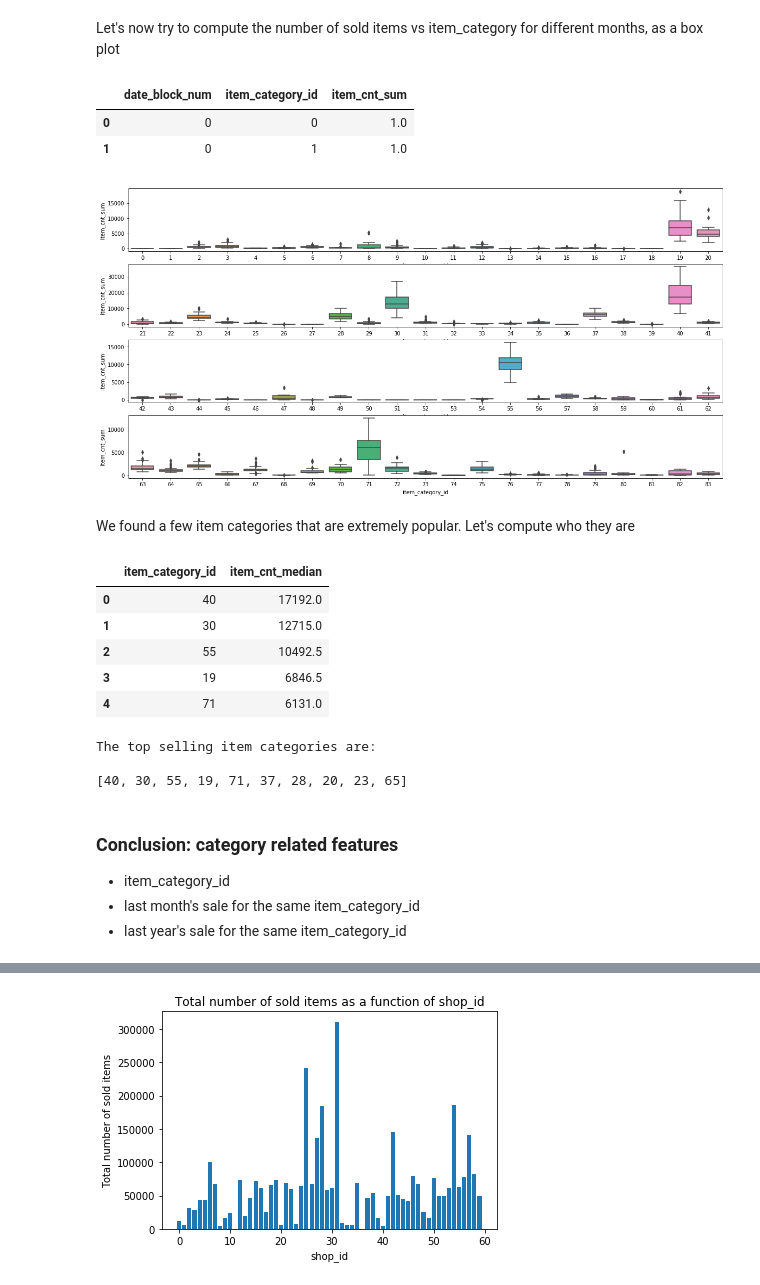
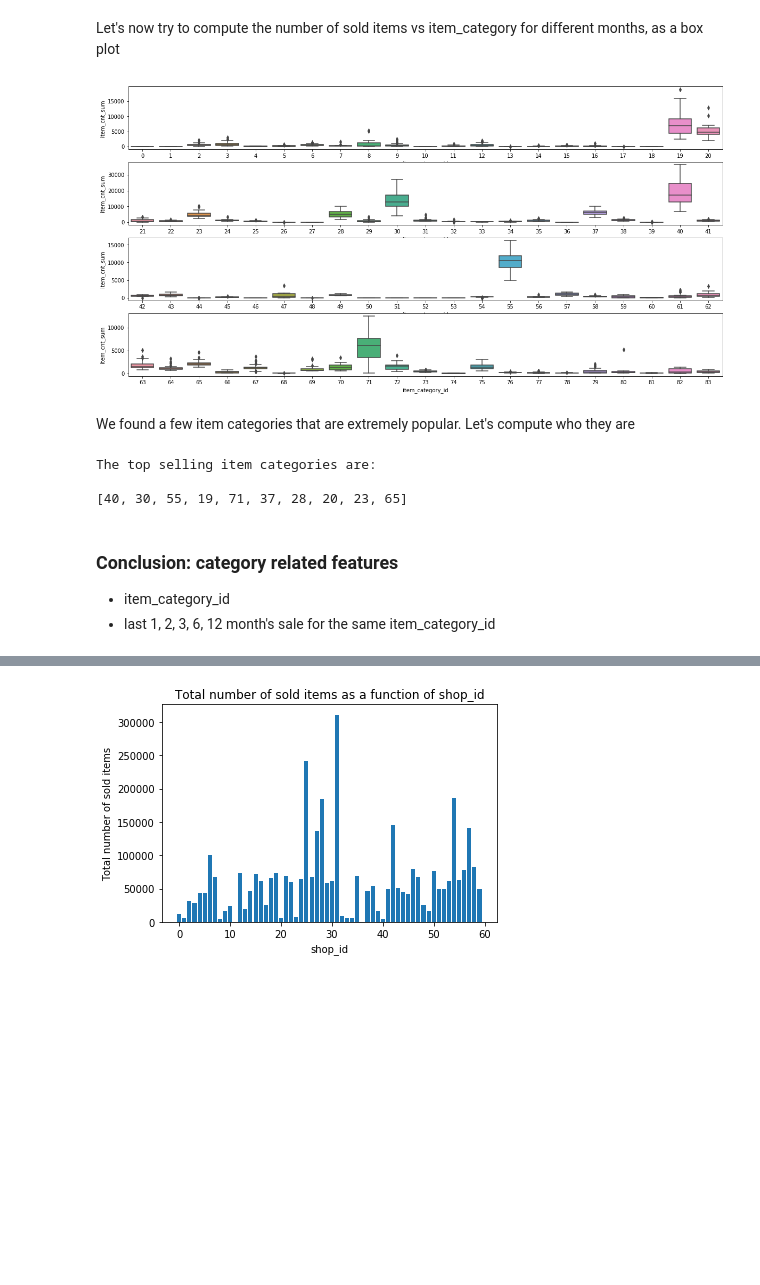
Before and after one commit to Qile-Paul-Chen/Kaggle-Predict-Future-Sales, a Jupyter notebook: Exploratory_Data_Analysis.ipynb, the cells around one changed output, grey strips where cells are left out. Drawn from its saved outputs; the diff is of its cells as text; code cells hidden in the pictures; blank space fills up the shorter version.

```diff
--- a/Exploratory_Data_Analysis.ipynb
+++ b/Exploratory_Data_Analysis.ipynb
@@ -300,22 +184,16 @@ Let's now try to compute the number of sold items vs item_category for different
 # %%
 df = train_master.groupby(['date_block_num','item_category_id']).agg({'item_cnt_day': ['sum']})
 df.columns = ['item_cnt_sum']
 df.reset_index(inplace=True)
-df.head(2)
+
+# Visualize the data
+f, axes = plt.subplots(4, 1, figsize=(20,10))
+
+for i in range(4):
+    sns.boxplot(data=df[(df.item_category_id >= i * 21) & (df.item_category_id < (i + 1)*21)],
+                x='item_category_id', y='item_cnt_sum', ax=axes[i])
 # %% [output]
-|  | date_block_num | item_category_id | item_cnt_sum |
-| 0 | 0 | 0 | 1.0 |
-| 1 | 0 | 1 | 1.0 |
+[figure, added]
-# %%
-# Visualize the data
-
-f, axes = plt.subplots(4, 1, figsize=(20,10))
-
-for i in range(4):
-    sns.boxplot(data=df[(df.item_category_id >= i * 21) & (df.item_category_id < (i + 1)*21)],
-                x='item_category_id', y='item_cnt_sum', ax=axes[i])
-# %% [output]
-[figure, removed]
 # %% [markdown]
 We found a few item categories that are extremely popular. Let's compute who they are
 # %%
@@ -323,25 +201,16 @@ df = df.groupby(['item_category_id']).agg({'item_cnt_sum': ['median']})
 df.columns = ['item_cnt_median']
 df.sort_values('item_cnt_median',ascending=False, inplace=True)
 df.reset_index(inplace=True)
-df.head()
+
+top_item_list = list(df[df.index < 10].item_category_id)
+print("The top selling item categories are: \n")
+print(top_item_list)
 # %% [output]
-|  | item_category_id | item_cnt_median |
-| 0 | 40 | 17192.0 |
-| 1 | 30 | 12715.0 |
-| 2 | 55 | 10492.5 |
-| 3 | 19 | 6846.5 |
-| 4 | 71 | 6131.0 |
+The top selling item categories are:
+
+[40, 30, 55, 19, 71, 37, 28, 20, 23, 65]
-# %%
-top_item_list = list(df[df.index < 10].item_category_id)
-print("The top selling item categories are: \n")
-print(top_item_list)
-# %% [output]
-The top selling item categories are:
-
-[40, 30, 55, 19, 71, 37, 28, 20, 23, 65]
 # %% [markdown]
-### Conclusion: category related features <br>
+### Conclusion: category related features
 - item_category_id
-- last month's sale for the same item_category_id
-- last year's sale for the same item_category_id
+- last 1, 2, 3, 6, 12 month's sale for the same item_category_id
 # %% [markdown]
```
Also changed, not shown: parts of 51 cells of this notebook, 2 other files.
